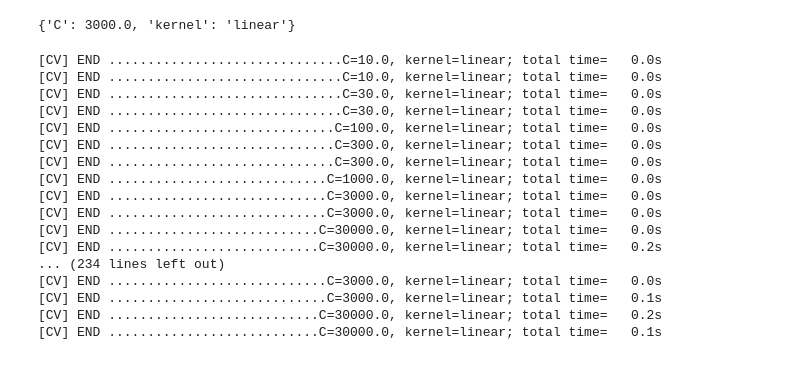
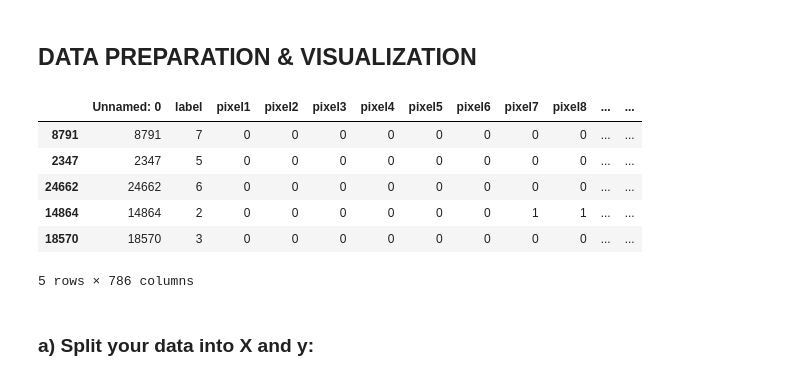
Before and after one commit to amrsaad7/Clothing-Image-Classifier, a Jupyter notebook: Clothing-Classifier.ipynb, the cells around one changed output. Cells and saved outputs as stored; diff of their text form; code cells hidden in the pictures.

```diff
--- a/Clothing-Classifier.ipynb
+++ b/Clothing-Classifier.ipynb
@@ -321,21 +0,0 @@ best_mse
-# %%
-best_parameters
-# %% [output]
-{'C': 3000.0, 'kernel': 'linear'}
-[CV] END ..............................C=10.0, kernel=linear; total time=   0.0s
-[CV] END ..............................C=10.0, kernel=linear; total time=   0.0s
-[CV] END ..............................C=30.0, kernel=linear; total time=   0.0s
-[CV] END ..............................C=30.0, kernel=linear; total time=   0.0s
-[CV] END .............................C=100.0, kernel=linear; total time=   0.0s
-[CV] END .............................C=300.0, kernel=linear; total time=   0.0s
-[CV] END .............................C=300.0, kernel=linear; total time=   0.0s
-[CV] END ............................C=1000.0, kernel=linear; total time=   0.0s
-[CV] END ............................C=3000.0, kernel=linear; total time=   0.0s
-[CV] END ............................C=3000.0, kernel=linear; total time=   0.0s
-[CV] END ...........................C=30000.0, kernel=linear; total time=   0.0s
-[CV] END ...........................C=30000.0, kernel=linear; total time=   0.2s
-... (234 lines left out)
-[CV] END ............................C=3000.0, kernel=linear; total time=   0.0s
-[CV] END ............................C=3000.0, kernel=linear; total time=   0.1s
-[CV] END ...........................C=30000.0, kernel=linear; total time=   0.2s
-[CV] END ...........................C=30000.0, kernel=linear; total time=   0.1s
@@ -341,0 +6,2 @@ best_parameters
+# %% [markdown]
+## DATA PREPARATION & VISUALIZATION
@@ -341,0 +21,15 @@ best_parameters
+# %%
+train = pd.read_csv('train.csv').sample(frac=0.1)
+test = pd.read_csv('test.csv').sample(frac=0.1)
+# %%
+train.head()
+# %% [output]
+|  | Unnamed: 0 | label | pixel1 | pixel2 | pixel3 | pixel4 | pixel5 | pixel6 | pixel7 | pixel8 | ... | ... |
+| 8791 | 8791 | 7 | 0 | 0 | 0 | 0 | 0 | 0 | 0 | 0 | ... | ... |
+| 2347 | 2347 | 5 | 0 | 0 | 0 | 0 | 0 | 0 | 0 | 0 | ... | ... |
+| 24662 | 24662 | 6 | 0 | 0 | 0 | 0 | 0 | 0 | 0 | 0 | ... | ... |
+| 14864 | 14864 | 2 | 0 | 0 | 0 | 0 | 0 | 0 | 1 | 1 | ... | ... |
+| 18570 | 18570 | 3 | 0 | 0 | 0 | 0 | 0 | 0 | 0 | 0 | ... | ... |
+5 rows × 786 columns
+# %% [markdown]
+### a)  Split your data into X and y:
```
Also changed, not shown: parts of 95 cells of this notebook, 4 other files.
